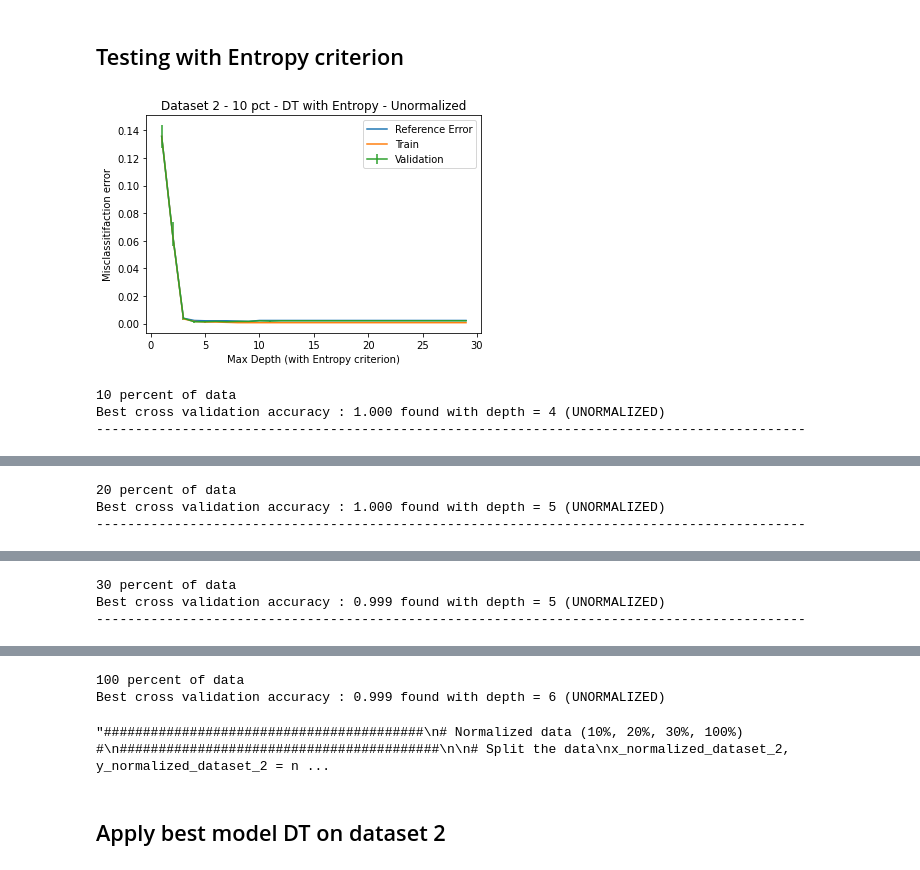
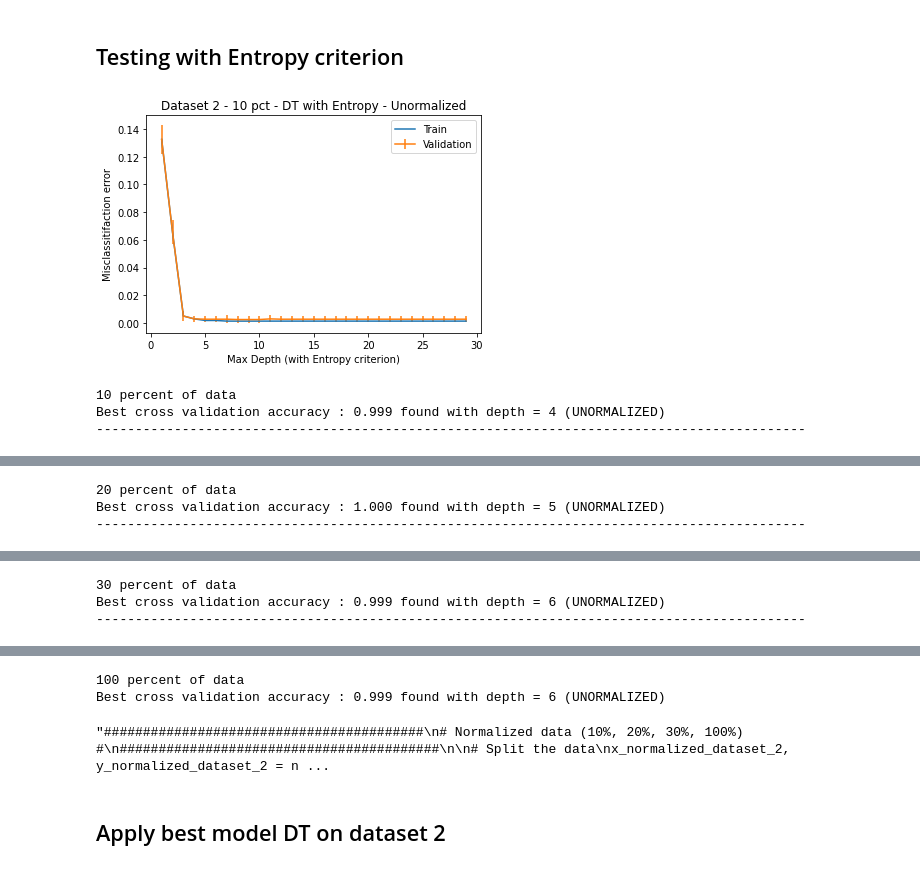
Before and after one commit to emmacona/COMP551-A1-KNN-and-Decision-tree-optimization, a Jupyter notebook: mini-project-1.ipynb, the cells around one changed output, grey strips where cells are left out. Saved outputs shown, nothing was run; the diff lists cells and outputs as text; code cells hidden in the pictures.

```diff
--- a/mini-project-1.ipynb
+++ b/mini-project-1.ipynb
@@ -229,7 +228,6 @@ def findBestK(x, y, title):
     num_folds = 5
     best_k = 0
     best_acc = 0
-    ref_val_err = np.zeros(len(K_list))
     err_train, err_valid = np.zeros(len(K_list)), np.zeros((len(K_list), num_folds))
     for i, K in enumerate(K_list):
         # Find the validation errors for num_folds splits for a given K
@@ -249,9 +247,7 @@ def findBestK(x, y, title):
         y_pred = model.predict(x)
         acc = accuracy_score(y_pred, y)
         err_train[i] = (1 - acc)
-        ref_val_err[i] = 1-cross_val_score(model, x, y, cv=5).mean()
 
-    plt.plot(K_list, ref_val_err,  label='Reference Error')
     plt.plot(K_list, err_train,  label='Train')
     plt.errorbar(K_list, np.mean(err_valid, axis=1), np.std(err_valid, axis=1), label='Validation')
     plt.legend()
@@ -268,7 +264,6 @@ def findBestWeightedK(x, y, title):
     num_folds = 5
     best_k = 0
     best_acc = 0
-    ref_val_err = np.zeros(len(K_list))
     err_train, err_valid = np.zeros(len(K_list)), np.zeros((len(K_list), num_folds))
     for i, K in enumerate(K_list):
         # Find the validation errors for num_folds splits for a given K
@@ -288,9 +283,7 @@ def findBestWeightedK(x, y, title):
         y_pred = model.predict(x)
         acc = accuracy_score(y_pred, y)
         err_train[i] = (1 - acc)
-        ref_val_err[i] = 1-cross_val_score(model, x, y, cv=5).mean()
 
-    plt.plot(K_list, ref_val_err,  label='Reference Error')
     plt.plot(K_list, err_train,  label='Train')
     plt.errorbar(K_list, np.mean(err_valid, axis=1), np.std(err_valid, axis=1), label='Validation')
     plt.legend()
@@ -308,7 +301,6 @@ def findBestDepth(x, y, title):
     num_folds = 5
     best_depth = 0
     best_acc = 0
-    ref_val_err = np.zeros(len(depth_list))
     err_train, err_valid = np.zeros(len(depth_list)), np.zeros((len(depth_list), num_folds))
     for i, D in enumerate(depth_list):
         # Find the validation errors for num_folds splits for a given depth
@@ -329,9 +321,7 @@ def findBestDepth(x, y, title):
         y_pred = model.predict(x)
         acc = accuracy_score(y_pred, y)
         err_train[i] = (1 - acc)
-        ref_val_err[i] = 1-cross_val_score(model, x, y, cv=5).mean()
 
-    plt.plot(depth_list, ref_val_err,  label='Reference Error')
     plt.plot(depth_list, err_train,  label='Train')
     plt.errorbar(depth_list, np.mean(err_valid, axis=1), np.std(err_valid, axis=1), label='Validation')
     plt.legend()
@@ -349,7 +339,6 @@ def findBestDepthWithEntropy(x, y, title):
     num_folds = 5
     best_depth = 0
     best_acc = 0
-    ref_val_err = np.zeros(len(depth_list))
     err_train, err_valid = np.zeros(len(depth_list)), np.zeros((len(depth_list), num_folds))
     for i, D in enumerate(depth_list):
         # Find the validation errors for num_folds splits for a given depth
@@ -370,9 +359,7 @@ def findBestDepthWithEntropy(x, y, title):
         y_pred = model.predict(x)
         acc = accuracy_score(y_pred, y)
         err_train[i] = (1 - acc)
-        ref_val_err[i] = 1-cross_val_score(model, x, y, cv=5).mean()
 
-    plt.plot(depth_list, ref_val_err,  label='Reference Error')
     plt.plot(depth_list, err_train,  label='Train')
     plt.errorbar(depth_list, np.mean(err_valid, axis=1), np.std(err_valid, axis=1), label='Validation')
     plt.legend()
@@ -1145,19 +1080,6 @@ Best cross validation accuracy : 0.999 found with depth = 14 (UNORMALIZED)
 # %% [markdown]
 ## Testing with Entropy criterion
 # %%
-# Data splits (UNORMALIZED)
-x, y = dataset2_trn_full.iloc[:,:-1].to_numpy(), dataset2_trn_full['LABEL'].to_numpy()
-
-# Split further for testing purposes (growing samples)
-data_30 = dataset2_trn_full.sample(frac=0.30)
-x_30, y_30 = data_30.iloc[:,:-1].to_numpy(), data_30['LABEL'].to_numpy()
-
-data_20 = dataset2_trn_full.sample(frac=0.20)
-x_20, y_20 = data_20.iloc[:,:-1].to_numpy(), data_20['LABEL'].to_numpy()
-
-data_10 = dataset2_trn_full.sample(frac=0.10)
-x_10, y_10 = data_10.iloc[:,:-1].to_numpy(), data_10['LABEL'].to_numpy()
-
 # With 10% of data
 best_acc, best_depth = findBestDepthWithEntropy(x_10, y_10, 'Dataset 2 - 10 pct - DT with Entropy - Unormalized')
 print('10 percent of data\n' f'Best cross validation accuracy : {best_acc:.3f} found with depth = {best_depth} (UNORMALIZED)')
@@ -1187,34 +1109,34 @@ x_normalized_dataset_2, y_normalized_dataset_2 = normalized_dataset_2.iloc[:,:-1
 
 # Split further for testing purposes (growing samples)
 normalized_data_30 = normalized_dataset_2.sample(frac=0.30)
 x_30_normalized, y_30_normalized = normalized_data_30.iloc[:,:-1].to_numpy(), normalized_data_30['LABEL'].to_numpy()
 
 normalized_data_20 = normalized_dataset_2.sample(frac=0.20)
 x_20_normalized, y_20_normalized = normalized_data_20.iloc[:,:-1].to_numpy(), normalized_data_20['LABEL'].to_numpy()
 
 normalized_data_10 = normalized_dataset_2.sample(frac=0.10)
 x_10_normalized, y_10_normalized = normalized_data_10.iloc[:,:-1].to_numpy(), normalized_data_10['LABEL'].to_numpy()
 
 # With 10% of data
 best_acc, best_depth = findBestDepthWithEntropy(x_10_normalized, y_10_normalized, 'Dataset 2 - 10 pct - DT with Entropy - Normalized')
 print('10 percent of data\n' f'Best cross validation accuracy : {best_acc:.3f} found with depth = {best_depth} (NORMALIZED)')
 print('-------------------------------------------------------------------------------------------\n')
 
 # With 20% of data
 best_acc, best_depth = findBestDepthWithEntropy(x_20_normalized, y_20_normalized, 'Dataset 2 - 20 pct - DT with Entropy - Normalized')
 print('20 percent of data\n' f'Best cross validation accuracy : {best_acc:.3f} found with depth = {best_depth} (NORMALIZED)')
 print('-------------------------------------------------------------------------------------------\n')
 
 # With 30% of data
 best_acc, best_depth = findBestDepthWithEntropy(x_30_normalized, y_30_normalized, 'Dataset 2 - 30 pct - DT with Entropy - Normalized')
 print('30 percent of data\n' f'Best cross validation accuracy : {best_acc:.3f} found with depth = {best_depth} (NORMALIZED)')
 print('-------------------------------------------------------------------------------------------\n')
 
 # With 100% of data
 best_acc, best_depth = findBestDepthWithEntropy(x_normalized_dataset_2, y_normalized_dataset_2, 'Dataset 2 - 100 pct - DT with Entropy - Normalized')
 print('100 percent of data\n' f'Best cross validation accuracy : {best_acc:.3f} found with depth = {best_depth} (NORMALIZED)')'''
 # %% [output]
-[figure, old version]
+[figure, new version]
 10 percent of data
-Best cross validation accuracy : 1.000 found with depth = 4 (UNORMALIZED)
+Best cross validation accuracy : 0.999 found with depth = 4 (UNORMALIZED)
 -------------------------------------------------------------------------------------------
@@ -1226,3 +1148,3 @@ Best cross validation accuracy : 1.000 found with depth = 5 (UNORMALIZED)
 30 percent of data
-Best cross validation accuracy : 0.999 found with depth = 5 (UNORMALIZED)
+Best cross validation accuracy : 0.999 found with depth = 6 (UNORMALIZED)
 -------------------------------------------------------------------------------------------
```
Also changed, not shown: parts of 13 cells of this notebook.
